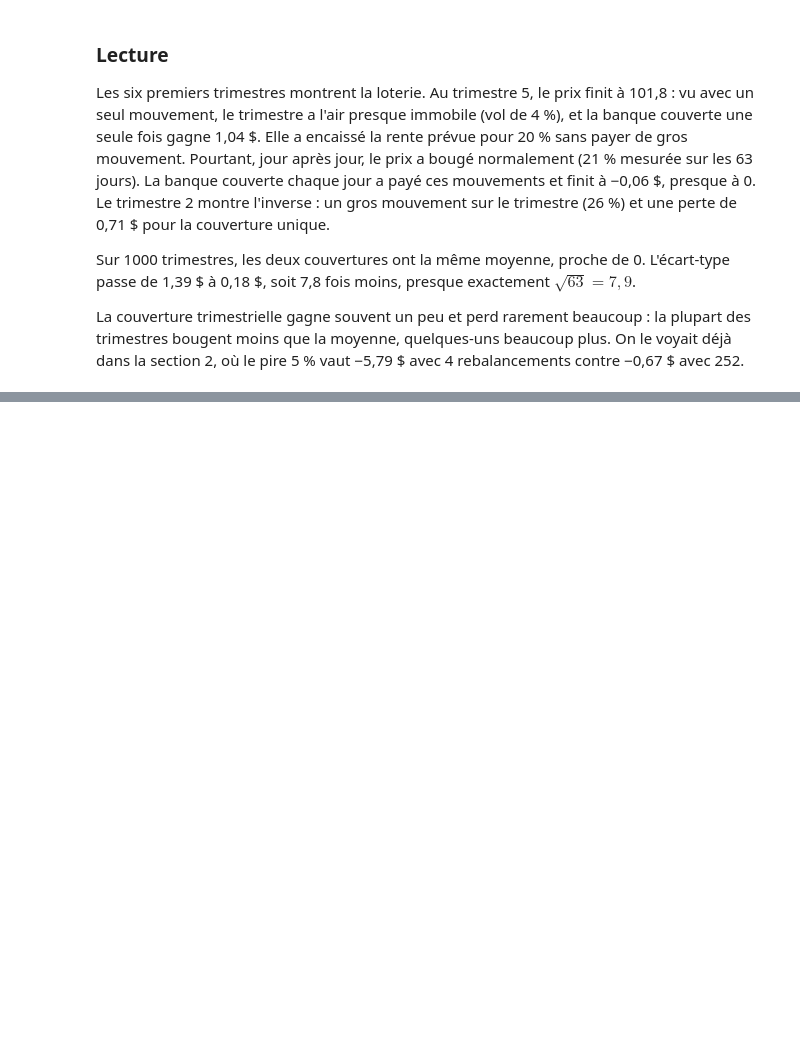
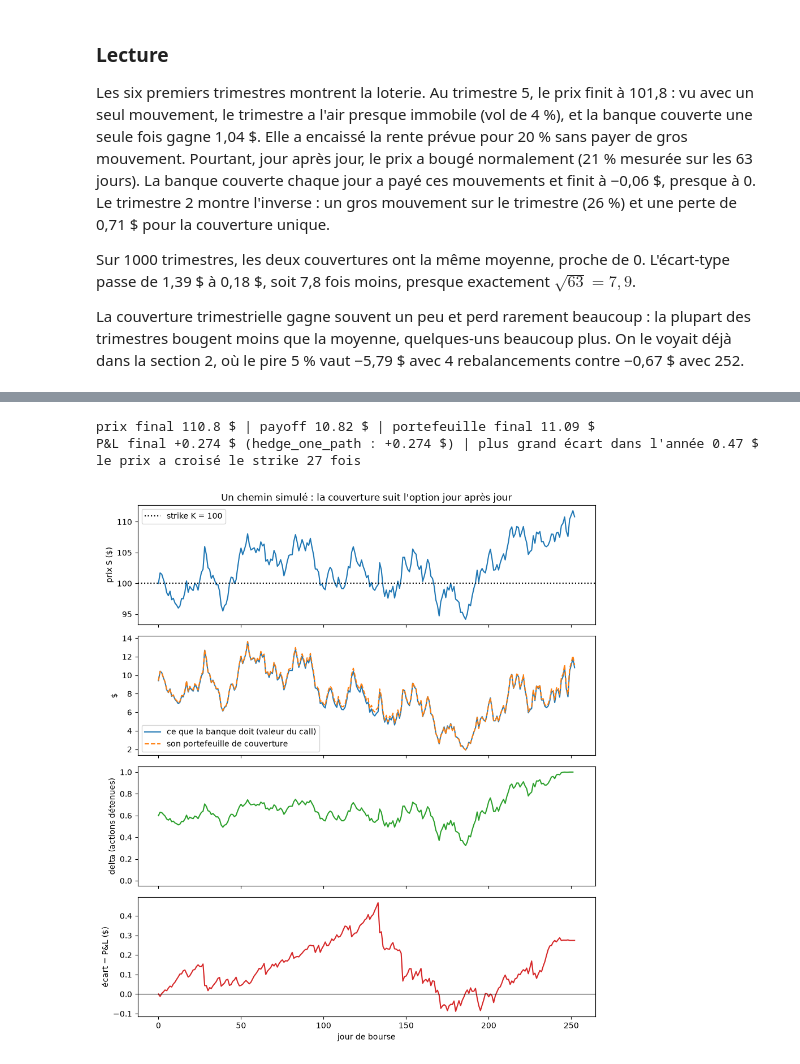
Before and after one commit to Maxence-Latreuille/spread-option-pricing, a Jupyter notebook: notebooks/01_hedging_simulation.ipynb, the cells around one changed output, grey strips where cells are left out. Cells and saved outputs as stored; diff of their text form; code cells hidden in the pictures; blank space fills up the shorter version.

```diff
--- a/notebooks/01_hedging_simulation.ipynb
+++ b/notebooks/01_hedging_simulation.ipynb
@@ -162,0 +228,61 @@ La couverture trimestrielle gagne souvent un peu et perd rarement beaucoup : la
+# %%
+from spread_options.hedging import hedge_one_path
+
+n_days = 252
+dt = T / n_days
+one_path = simulate_gbm_paths(S0, r, sigma, np.linspace(0, T, n_days + 1), n_paths=20)[2] # the 3rd simulated path
+
+cash = price0 # day 0: the client pays the premium
+shares = 0.0
+owed, portfolio, deltas = [price0], [price0], [] # values on day 0: both equal the premium
+for i in range(n_days):
+    new_shares = bs_delta(one_path[i], K, T - i * dt, r, sigma) # same steps as hedge_one_path
+    cash = cash - (new_shares - shares) * one_path[i] # buy (cash goes down) or sell (cash goes up)
+    shares = new_shares
+    cash = cash * np.exp(r * dt) # interest until tomorrow
+    deltas.append(shares)
+    S = one_path[i + 1] # tomorrow's price
+    if i + 1 < n_days:
+        owed.append(bs_call(S, K, T - (i + 1) * dt, r, sigma)) # what the call is worth tomorrow
+    else:
+        owed.append(call_payoff(S, K)) # at maturity the call is worth its payoff
+    portfolio.append(cash + shares * S) # cash + value of the shares held
+
+owed, portfolio = np.array(owed), np.array(portfolio)
+gap = portfolio - owed # market-value P&L, day by day
+check = hedge_one_path(one_path, T, r, price0, delta_fn, payoff_fn)
+print(f"prix final {one_path[-1]:.1f} $ | payoff {owed[-1]:.2f} $ | portefeuille final {portfolio[-1]:.2f} $")
+print(f"P&L final {gap[-1]:+.3f} $ (hedge_one_path : {check:+.3f} $) | plus grand écart dans l'année {np.abs(gap).max():.2f} $")
+print(f"le prix a croisé le strike {np.sum(np.diff(np.sign(one_path - K)) != 0)} fois")
+# %% [output]
+prix final 110.8 $ | payoff 10.82 $ | portefeuille final 11.09 $
+P&L final +0.274 $ (hedge_one_path : +0.274 $) | plus grand écart dans l'année 0.47 $
+le prix a croisé le strike 27 fois
+# %%
+days = np.arange(n_days + 1) # 0, 1, ..., 252
+fig, axes = plt.subplots(4, 1, figsize=(9, 10), sharex=True) # 4 panels, same time axis
+
+axes[0].plot(days, one_path, color="tab:blue")
+axes[0].axhline(K, color="black", linestyle=":", label="strike K = 100")
+axes[0].set_ylabel("prix S ($)")
+axes[0].legend()
+
+axes[1].plot(days, owed, label="ce que la banque doit (valeur du call)")
+axes[1].plot(days, portfolio, "--", label="son portefeuille de couverture")
+axes[1].set_ylabel("$")
+axes[1].legend()
+
+axes[2].plot(days[:-1], deltas, color="tab:green") # delta is chosen on days 0 to 251
+axes[2].set_ylabel("delta (actions détenues)")
+axes[2].set_ylim(-0.05, 1.05)
+
+axes[3].plot(days, gap, color="tab:red")
+axes[3].axhline(0, color="black", linewidth=0.8)
+axes[3].set_ylabel("écart = P&L ($)")
+axes[3].set_xlabel("jour de bourse")
+
+axes[0].set_title("Un chemin simulé : la couverture suit l'option jour après jour")
+plt.tight_layout() # avoid overlapping labels
+plt.show()
+# %% [output]
+[figure, added]
```
Also changed, not shown: parts of 15 cells of this notebook, 1 other file.
